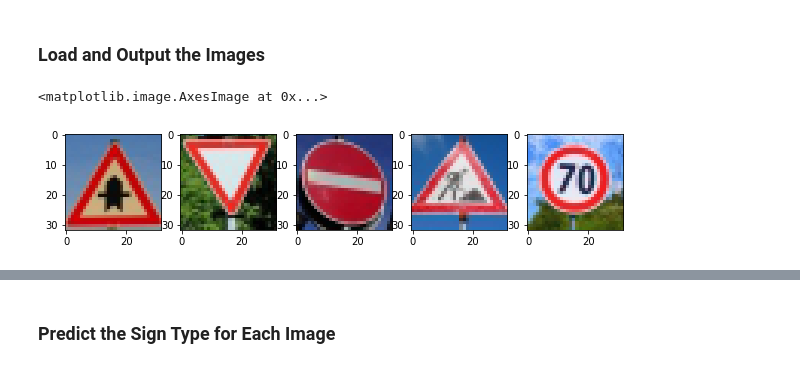
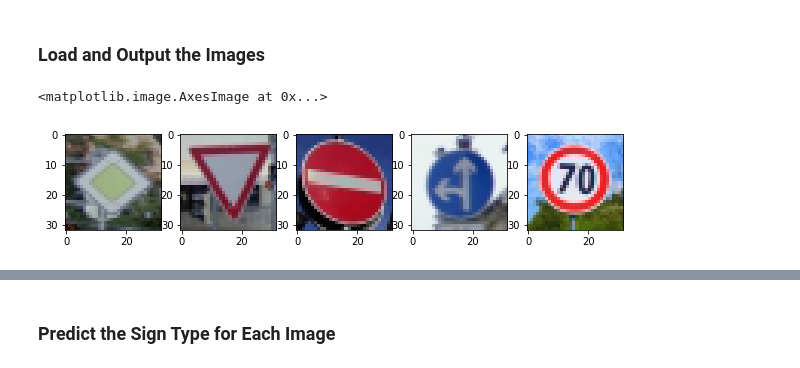
Before and after one commit to pandaive/CarND-Traffic-Sign-Classifier-Project, a Jupyter notebook: Traffic_Sign_Classifier.ipynb, the cells around one changed output, grey strips where cells are left out. Cells and saved outputs as stored; diff of their text form; code cells hidden in the pictures.

```diff
--- a/Traffic_Sign_Classifier.ipynb
+++ b/Traffic_Sign_Classifier.ipynb
@@ -540,28 +557,28 @@ You may find `signnames.csv` useful as it contains mappings from the class id (i
 # %%
 ### Load the images and plot them here.
 ### Feel free to use as many code cells as needed.
 images_x = []
 images_y = np.empty((0,0))
 
 def addImages(labels):
     global images_x, images_y
     for label in labels:
         images_x.append(cv2.cvtColor(cv2.imread('./5germansigns/' + label + '.jpg' ), cv2.COLOR_BGR2RGB))
         images_y = np.append(images_y, label)
 
-addImages(["11", "13", "17", "25", "4"])
+addImages(["12", "13", "17", "37", "4"])
 
 plt.figure(figsize=(10,10))
 plt.subplot(151)
 plt.imshow(images_x[0])
 plt.subplot(152)
 plt.imshow(images_x[1])
 plt.subplot(153)
 plt.imshow(images_x[2])
 plt.subplot(154)
 plt.imshow(images_x[3])
 plt.subplot(155)
 plt.imshow(images_x[4])
 # %% [output]
 <matplotlib.image.AxesImage at 0x...>
-[figure, old version]
+[figure, new version]
```
Also changed, not shown: parts of 25 cells of this notebook, 10 other files.
